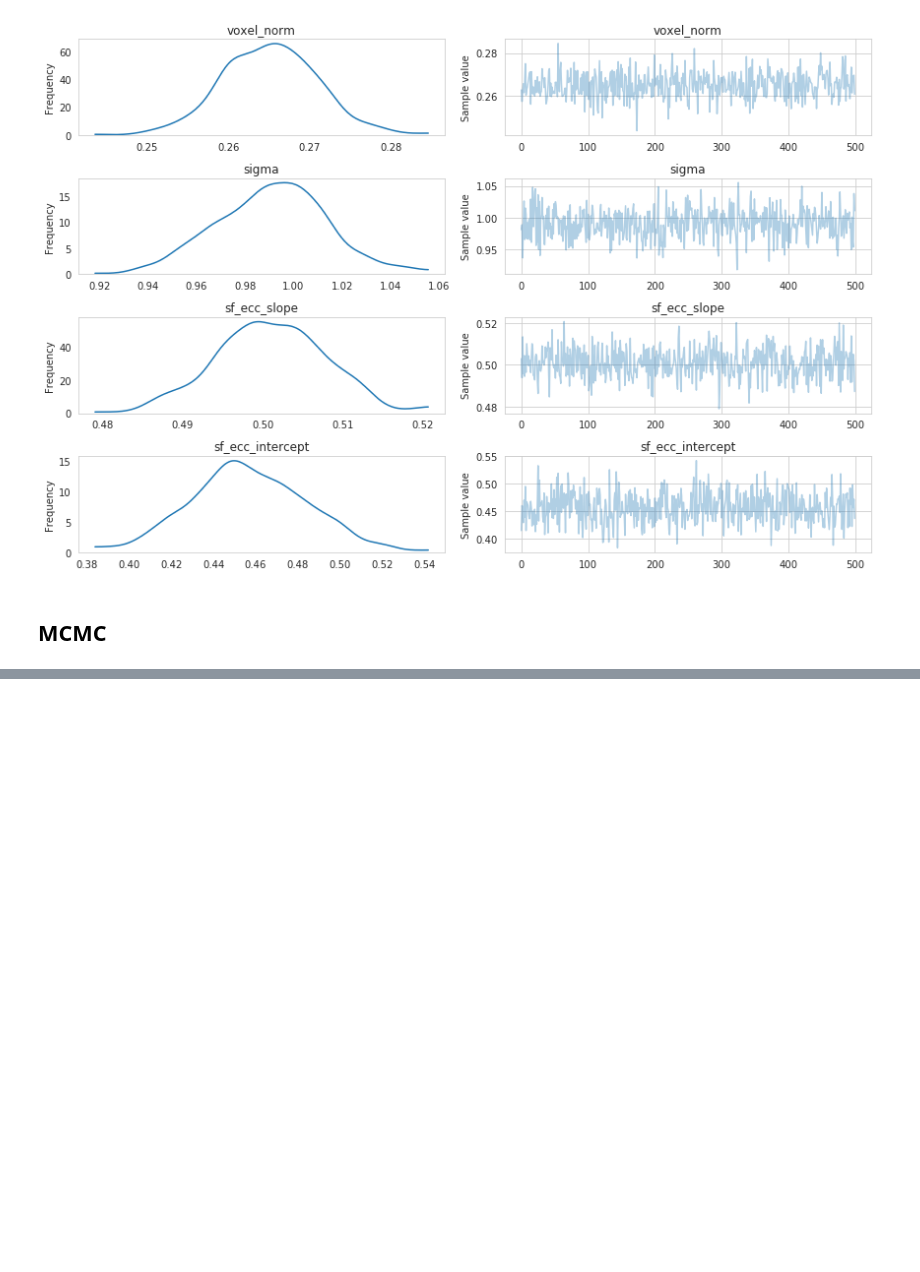
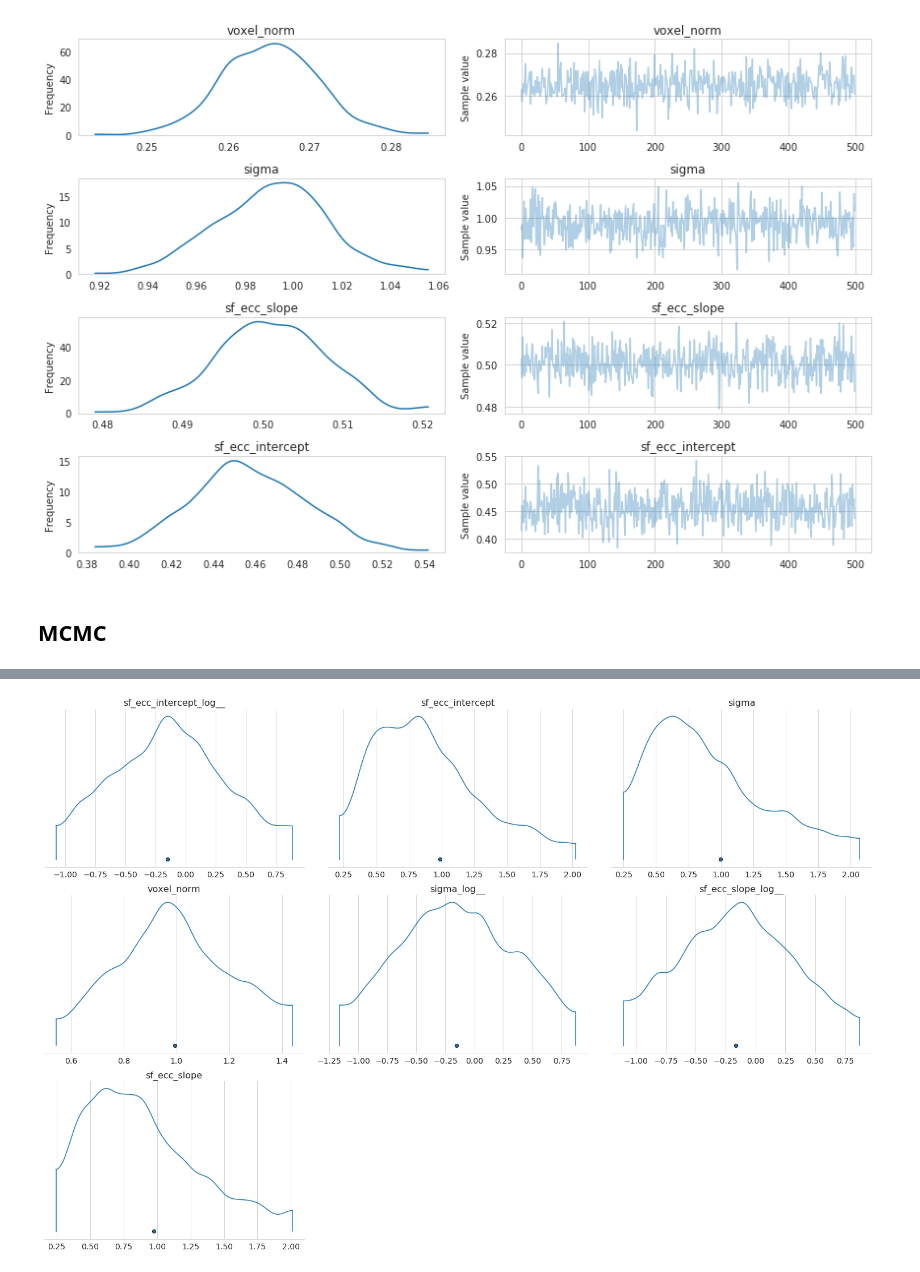
Before and after one commit to billbrod/spatial-frequency-preferences, a Jupyter notebook: notebooks/06-HMC.ipynb, the cells around one changed output, grey strips where cells are left out. Cells and saved outputs as stored; diff of their text form; code cells hidden in the pictures; blank space fills up the shorter version.

```diff
--- a/notebooks/06-HMC.ipynb
+++ b/notebooks/06-HMC.ipynb
@@ -129,0 +112,4 @@ az.plot_trace(inference_data);
+# %%
+az.plot_density(inference_data.prior);
+# %% [output]
+[figure, added]
```
Also changed, not shown: parts of 5 cells of this notebook, 3 other files.
